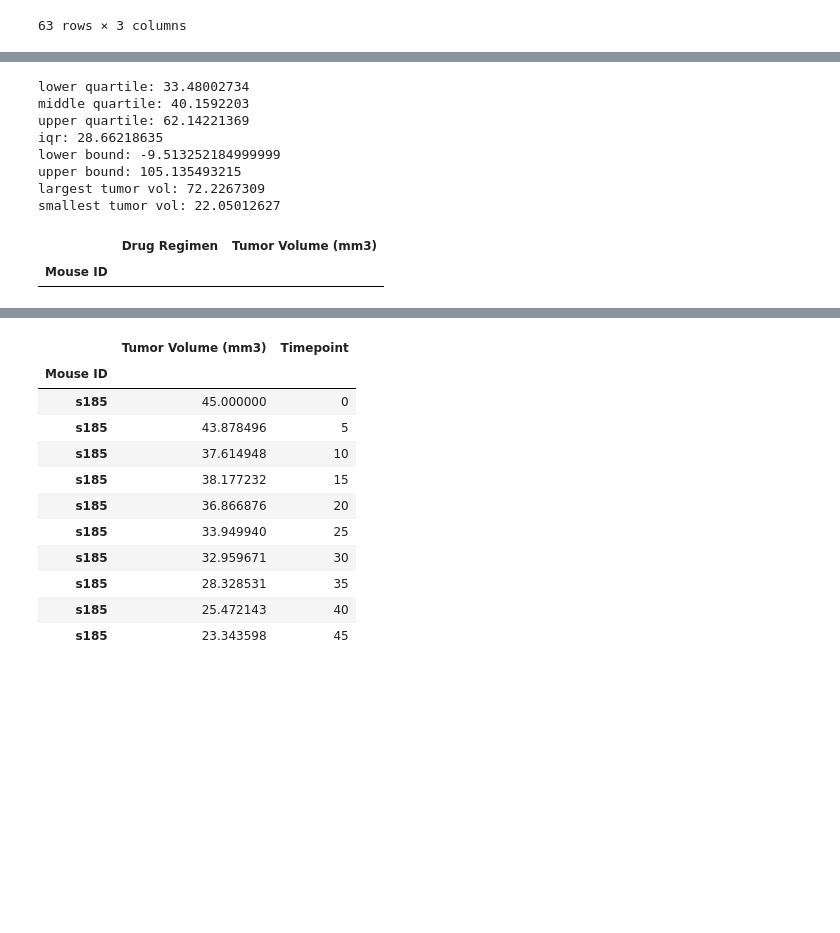
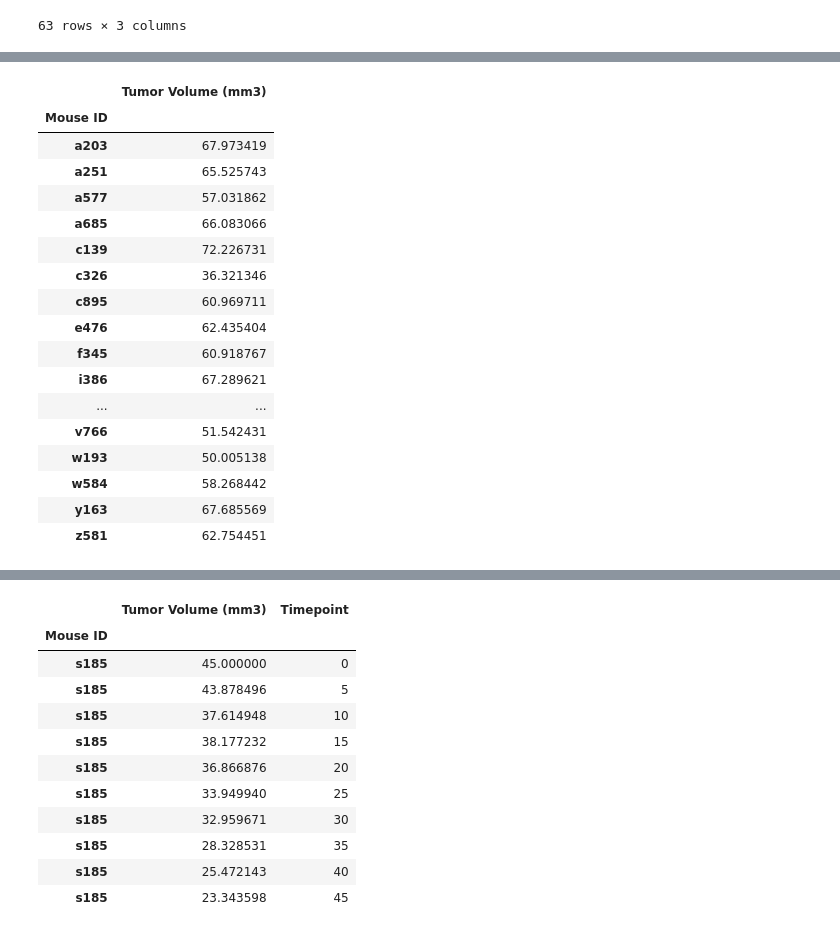
Before and after one commit to KinlayD/matplotlib-challenge, a Jupyter notebook: pymaceuticals.ipynb, the cells around one changed output, grey strips where cells are left out. Drawn from its saved outputs; the diff is of its cells as text; code cells hidden in the pictures; blank space fills up the shorter version.

```diff
--- a/pymaceuticals.ipynb
+++ b/pymaceuticals.ipynb
@@ -213,39 +209,0 @@ tst_df.head(50)
-# %%
-# Calculate the quartiles and IQR and quantitatively determine if there are any potential outliers across all four treatment regimens.
-quartiles = final_tumor_vol_df["Tumor Volume (mm3)"].quantile([.25,.5,.75])
-lowerq = quartiles[0.25]
-upperq = quartiles[0.75]
-middleq = quartiles[0.50]
-
-# IQR
-iqr = upperq-lowerq
-
-# bounds
-lower_bound = lowerq - (1.5 * iqr)
-upper_bound = upperq + (1.5 * iqr)
-
-print(f'lower quartile: {lowerq}')
-print(f'middle quartile: {middleq}')
-print(f'upper quartile: {upperq}')
-print(f'iqr: {iqr}')
-print(f'lower bound: {lower_bound}')
-print(f'upper bound: {upper_bound}')
-print(f'largest tumor vol: {final_tumor_vol_df["Tumor Volume (mm3)"].max()}')
-print(f'smallest tumor vol: {final_tumor_vol_df["Tumor Volume (mm3)"].min()}')
-# %% [output]
-lower quartile: 33.48002734
-middle quartile: 40.1592203
-upper quartile: 62.14221369
-iqr: 28.66218635
-lower bound: -9.513252184999999
-upper bound: 105.135493215
-largest tumor vol: 72.2267309
-smallest tumor vol: 22.05012627
-# %%
-# construct outlier dataframe to identify outliers
-pt_reset_index = final_tumor_vol_df.reset_index()
-outlier_IDs_df = final_tumor_vol_df.loc[(final_tumor_vol_df["Tumor Volume (mm3)"] < lower_bound) | (final_tumor_vol_df["Tumor Volume (mm3)"] > upper_bound)].set_index("Mouse ID")
-outlier_IDs_df
-# %% [output]
-|  | Drug Regimen | Tumor Volume (mm3) |
-| Mouse ID |  |  |
@@ -251,0 +219,21 @@ outlier_IDs_df
+# %%
+ftv_ceftamin
+# %% [output]
+|  | Tumor Volume (mm3) |
+| Mouse ID |  |
+| a203 | 67.973419 |
+| a251 | 65.525743 |
+| a577 | 57.031862 |
+| a685 | 66.083066 |
+| c139 | 72.226731 |
+| c326 | 36.321346 |
+| c895 | 60.969711 |
+| e476 | 62.435404 |
+| f345 | 60.918767 |
+| i386 | 67.289621 |
+| ... | ... |
+| v766 | 51.542431 |
+| w193 | 50.005138 |
+| w584 | 58.268442 |
+| y163 | 67.685569 |
+| z581 | 62.754451 |
```
Also changed, not shown: parts of 7 cells of this notebook.
